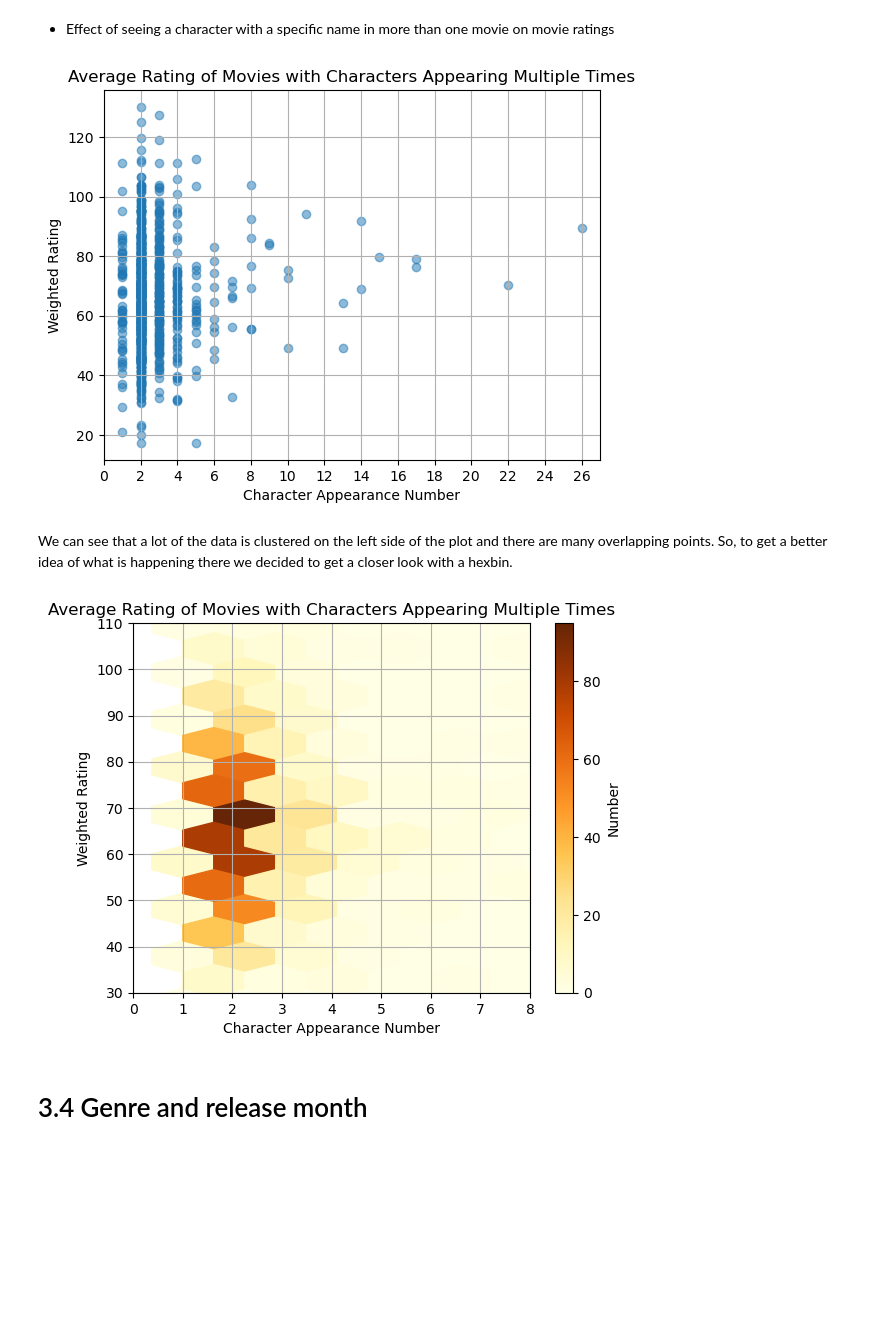
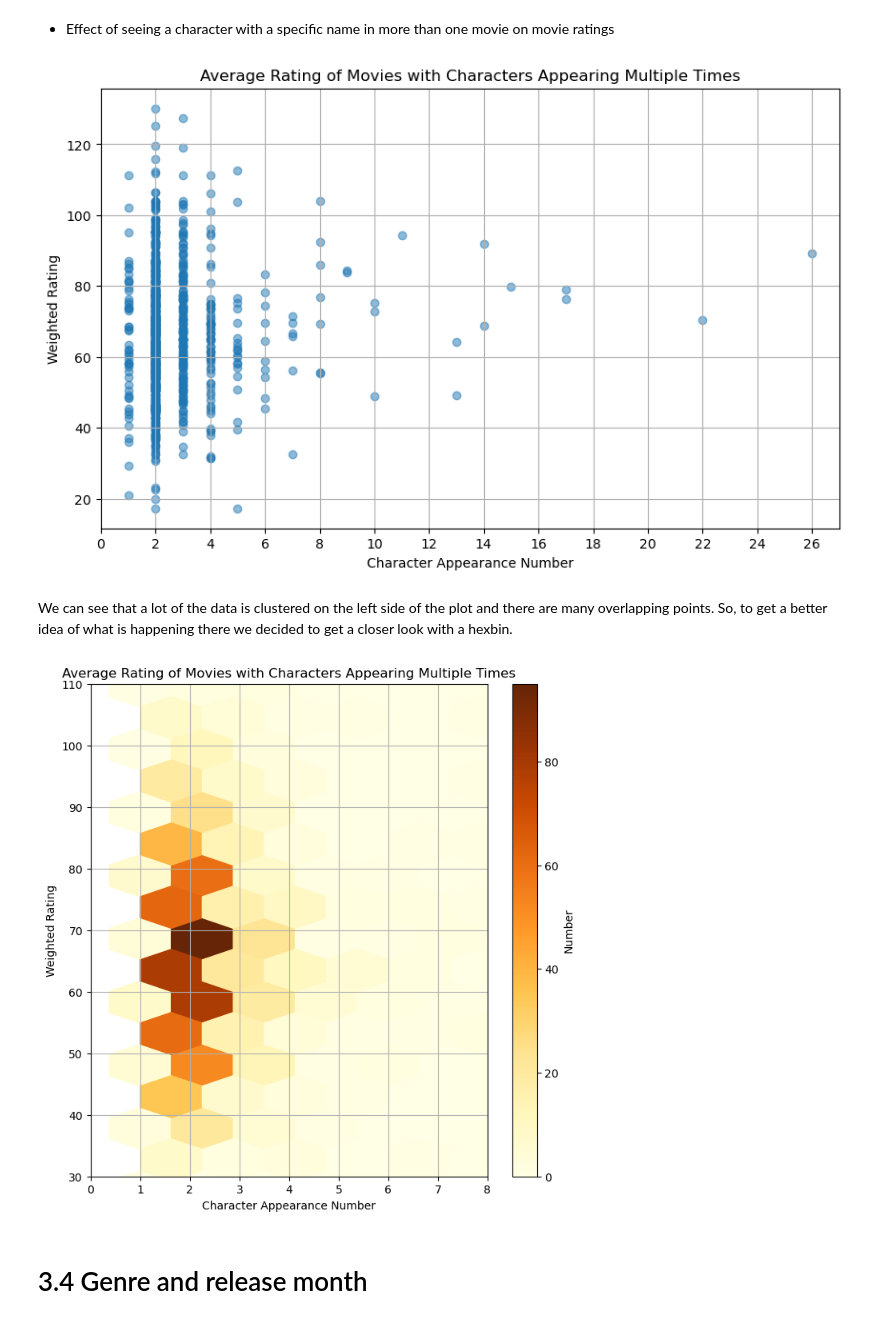
Before and after one commit to epfl-ada/ada-2023-project-abcd5, a Jupyter notebook: project_M2.ipynb, the cells around one changed output. Drawn from its saved outputs; the diff is of its cells as text; code cells hidden in the pictures; blank space fills up the shorter version.

Commit message:
version 2 char_name analysis

```diff
--- a/project_M2.ipynb
+++ b/project_M2.ipynb
@@ -401,31 +403,33 @@ fig.show()
 # %%
 #Merge the character counts to name_clusters analysis
 name_cluster_analysis = name_cluster_analysis.merge(character_counts,how='inner',on=['char_name']).copy()
 
 #Average weighted score for all the movies a character is present in
 mean_weighted_score = name_cluster_analysis.groupby('char_name')['weighted_score'].mean().reset_index()
 
 #Only keeping the character name once in the dataframe, with the counts of the character apparition in a movie
 name_cluster_analysis.drop_duplicates(subset = ['char_name'], keep = 'first', inplace = True)
 
 #Sorting the character names alphabetically so the order matches the one in mean_weighted_score
 name_cluster_analysis['char_name'] = sorted(name_cluster_analysis['char_name'])
 
 #Plotting
+plt.figure(figsize=(10, 6))
 plt.scatter(name_cluster_analysis['char_counts'], mean_weighted_score['weighted_score'], alpha=0.5)
 plt.title('Average Rating of Movies with Characters Appearing Multiple Times')
 plt.xlabel('Character Appearance Number')
 plt.xticks(np.arange(0, name_cluster_analysis['char_counts'].max() + 1, 2))
 plt.xlim(0, name_cluster_analysis['char_counts'].max()+1)
 plt.ylabel('Weighted Rating')
 plt.grid(True)
 plt.show()
 # %% [output]
-[figure, old version]
+[figure, new version]
 # %% [markdown]
 We can see that a lot of the data is clustered on the left side of the plot and there are many overlapping points. So, to get a better idea of what is happening there we decided to get a closer look with a hexbin.
 # %%
-#Hexbin of
+#Zoomed in hexbin version of plot above
+plt.figure(figsize=(8, 8))
 plt.hexbin(name_cluster_analysis['char_counts'], mean_weighted_score['weighted_score'], gridsize=20,cmap='YlOrBr')
 plt.title('Average Rating of Movies with Characters Appearing Multiple Times')
 plt.xlabel('Character Appearance Number')
@@ -436,7 +440,7 @@ plt.colorbar(label='Number')
 plt.grid(True)
 plt.show()
 # %% [output]
-[figure, old version]
+[figure, new version]
 # %% [markdown]
 <a id="section3.4"></a>
 # 3.4 Genre and release month
```
Also changed, not shown: parts of 12 cells of this notebook.
